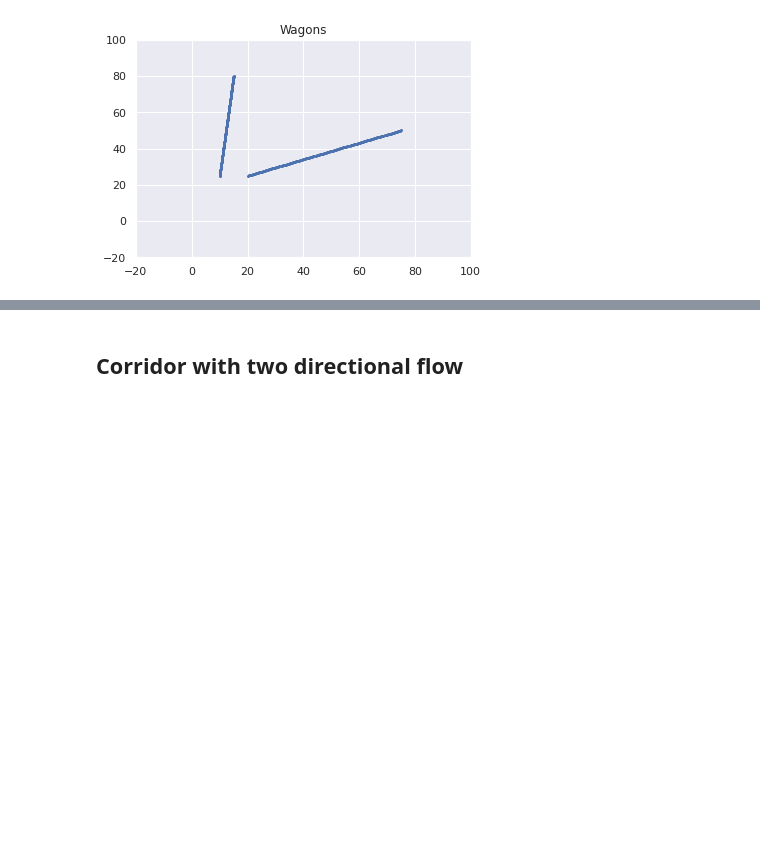
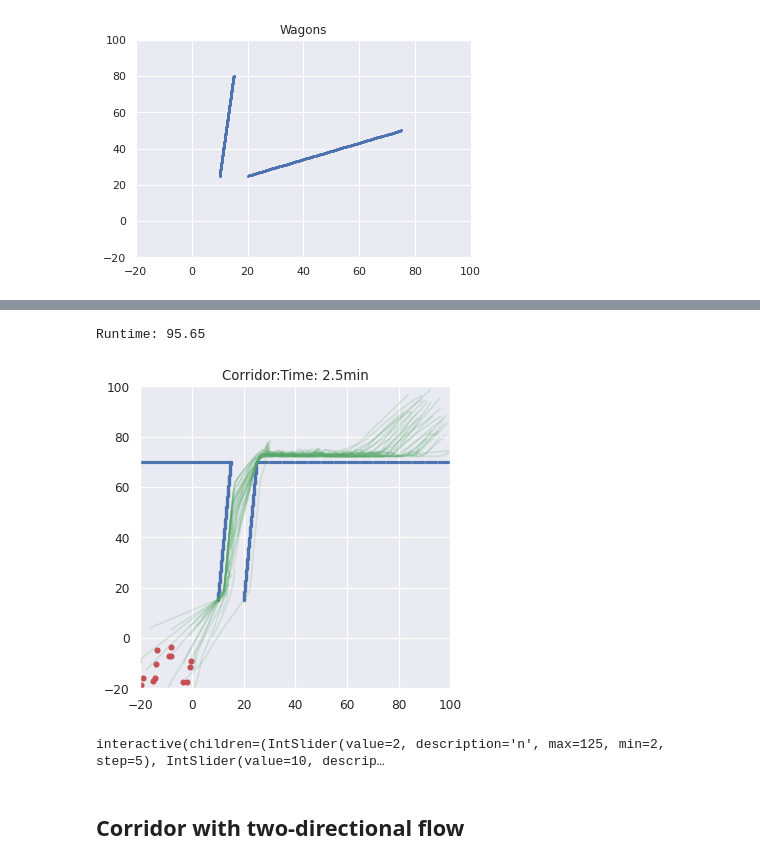
Before and after one commit to ltoniazzi/Move_through_environment, a Jupyter notebook: move_examples.ipynb, the cells around one changed output, grey strips where cells are left out. Saved outputs shown, nothing was run; the diff lists cells and outputs as text; code cells hidden in the pictures; blank space fills up the shorter version.

```diff
--- a/move_examples.ipynb
+++ b/move_examples.ipynb
@@ -100,5 +128,5 @@ corridor.plot()
 # %%
-steps = int(1000/2)
+steps = int(1000/8)
 n_agents = 30
 pedestrians_corridor = []
 targets = rng.uniform(-30,0,2*n_agents).reshape(2,n_agents)
@@ -107,24 +135,26 @@ for agent in range(n_agents):
     pedestrians_corridor.append(Pedestrian(steps=steps,position=positions[:,agent],
                                   target=targets[:,agent],obstacles=corridor.obstacles))
 
-t0 = time.time()
-for step in range(steps):
-    for ped in pedestrians_corridor: # Assess sourrounding pedestrians (obstacles are automatically assesed)
-        ped.assess_players(list(filter(lambda x: x != ped, pedestrians_corridor)))
-    for ped in pedestrians_corridor: # Perform optimal step
-        ped.walk_theta()
-print("Runtime:", round(time.time() - t0,2))
+#Simulate
+simulate(pedestrians_corridor)
+# %% [output]
+Runtime: 95.65
+# %%
+# Plot flows
+corridor.plot_flow(peds=pedestrians_corridor, alpha=.2)
+# %% [output]
+[figure, added]
 # %%
 obstacles_plot = corridor.obstacles_to_plot()
 
-drag = 1
+
 size = 2
 @widgets.interact(n=(2,steps,5))
-def plot(n=1):
+def plot(n=1, drag = 10):
     plt.figure(figsize=(5,5), dpi=80)
     plt.title(f"Time: {int(np.floor(n/60))}.{n%60}min")
-    #plt.xlim(-20,100)
-    #plt.ylim(-20,100)
+    plt.xlim(-20,100)
+    plt.ylim(-20,100)
     for obstacle_ in obstacles_plot:
         plt.scatter(obstacle_[0], obstacle_[1], s=4, label=f"Barrier")
         plt.gca().set_prop_cycle(None)
@@ -133,7 +163,9 @@ def plot(n=1):
     plt.gca().set_prop_cycle(None)
     for ped in pedestrians_corridor:
         plt.scatter(ped.history[0,max(1,n-drag):n],ped.history[1,max(1,n-drag):n], s=size, label=f"{ped}")
+# %% [output]
+interactive(children=(IntSlider(value=2, description='n', max=125, min=2, step=5), IntSlider(value=10, descrip…
 # %% [markdown]
-## Corridor with two directional flow
+## Corridor with two-directional flow
 # %%
 corridor_two_way.plot()
```
Also changed, not shown: parts of 14 cells of this notebook, 2 other files.
